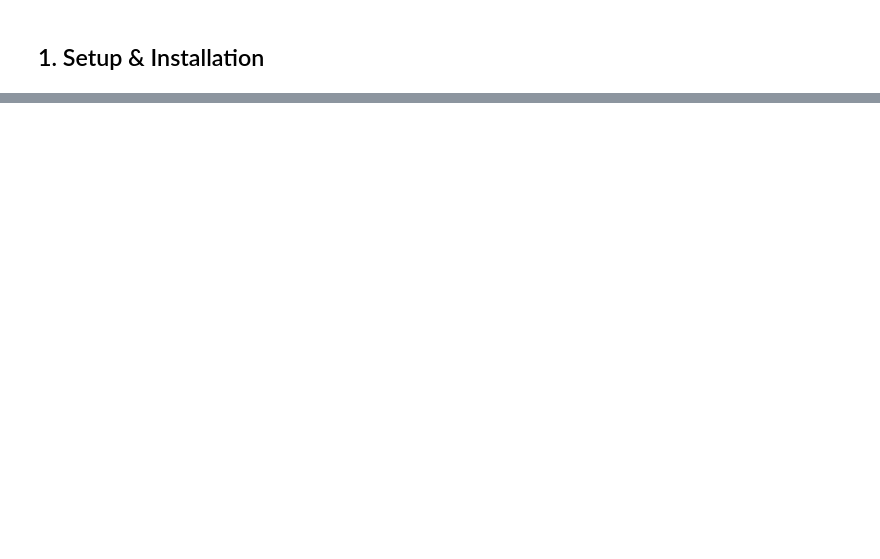
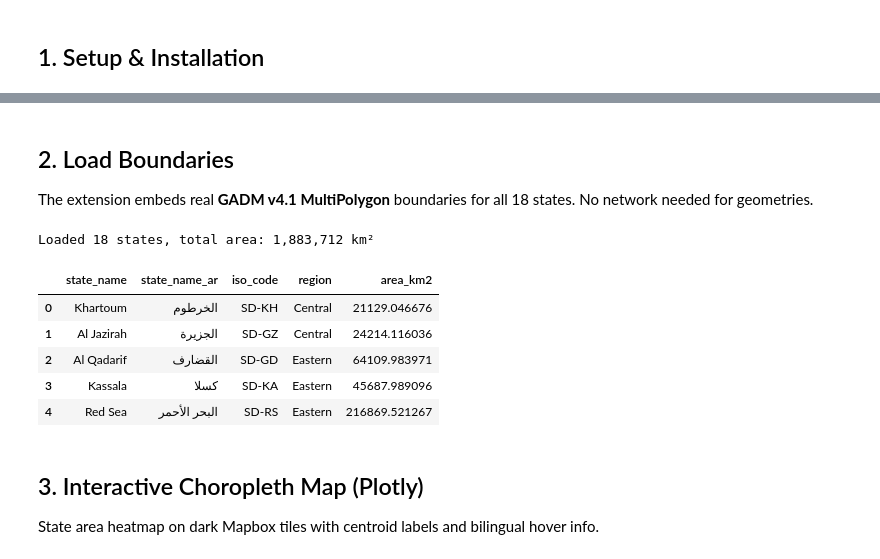
Before and after one commit to Osman-Geomatics93/duckdb-sudan-, a Jupyter notebook: notebooks/sudan_geospatial_analysis.ipynb, the cells around one changed output, grey strips where cells are left out. Drawn from its saved outputs; the diff is of its cells as text; code cells hidden in the pictures; blank space fills up the shorter version.

```diff
--- a/notebooks/sudan_geospatial_analysis.ipynb
+++ b/notebooks/sudan_geospatial_analysis.ipynb
@@ -469,0 +108,58 @@ print('\nAll exports complete! Files are in the current directory.')
+# %% [markdown]
+## 2. Load Boundaries
+
+The extension embeds real **GADM v4.1 MultiPolygon** boundaries for all 18 states. No network needed for geometries.
+# %%
+# Fetch states with bilingual names
+states_df = conn.sql("""
+    SELECT state_name, state_name_ar, iso_code, centroid_lon, centroid_lat, geojson
+    FROM SUDAN_States()
+""").df()
+
+# Parse to GeoDataFrame
+states_df['geometry'] = states_df['geojson'].apply(lambda g: shape(json.loads(g)))
+gdf = gpd.GeoDataFrame(states_df, geometry='geometry', crs='EPSG:4326')
+gdf = gdf.drop(columns=['geojson'])
+
+# Add region and area
+gdf['region'] = gdf['state_name'].map(REGION_MAP)
+gdf_proj = gdf.to_crs(epsg=32636)
+gdf['area_km2'] = gdf_proj.geometry.area / 1e6
+
+# Country outline
+country_df = conn.sql("SELECT country_name, geojson FROM SUDAN_Boundaries('country')").df()
+country_df['geometry'] = country_df['geojson'].apply(lambda g: shape(json.loads(g)))
+country_gdf = gpd.GeoDataFrame(country_df, geometry='geometry', crs='EPSG:4326')
+country_gdf = country_gdf.drop(columns=['geojson'])
+
+# Build GeoJSON FeatureCollection for Plotly choropleth
+features = []
+for _, row in gdf.iterrows():
+    feat = {
+        'type': 'Feature',
+        'id': row['iso_code'],
+        'properties': {
+            'state_name': row['state_name'],
+            'state_name_ar': row['state_name_ar'],
+            'region': row['region'],
+            'area_km2': round(row['area_km2'])
+        },
+        'geometry': row['geometry'].__geo_interface__
+    }
+    features.append(feat)
+geojson_fc = {'type': 'FeatureCollection', 'features': features}
+
+print(f'Loaded {len(gdf)} states, total area: {gdf["area_km2"].sum():,.0f} km\u00b2')
+gdf[['state_name', 'state_name_ar', 'iso_code', 'region', 'area_km2']].head()
+# %% [output]
+Loaded 18 states, total area: 1,883,712 km²
+|  | state_name | state_name_ar | iso_code | region | area_km2 |
+| 0 | Khartoum | الخرطوم | SD-KH | Central | 21129.046676 |
+| 1 | Al Jazirah | الجزيرة | SD-GZ | Central | 24214.116036 |
+| 2 | Al Qadarif | القضارف | SD-GD | Eastern | 64109.983971 |
+| 3 | Kassala | كسلا | SD-KA | Eastern | 45687.989096 |
+| 4 | Red Sea | البحر الأحمر | SD-RS | Eastern | 216869.521267 |
+# %% [markdown]
+## 3. Interactive Choropleth Map (Plotly)
+
+State area heatmap on dark Mapbox tiles with centroid labels and bilingual hover info.
```
Also changed, not shown: parts of 54 cells of this notebook, 2 other files.
